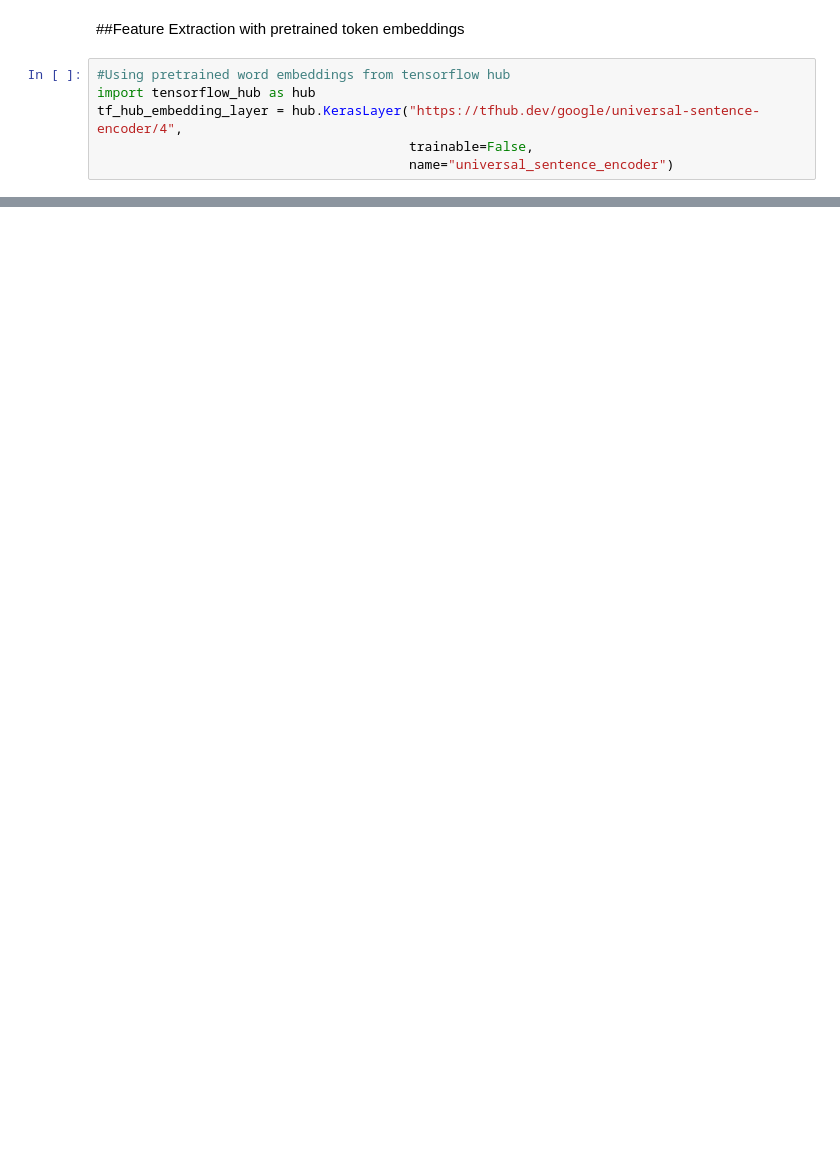
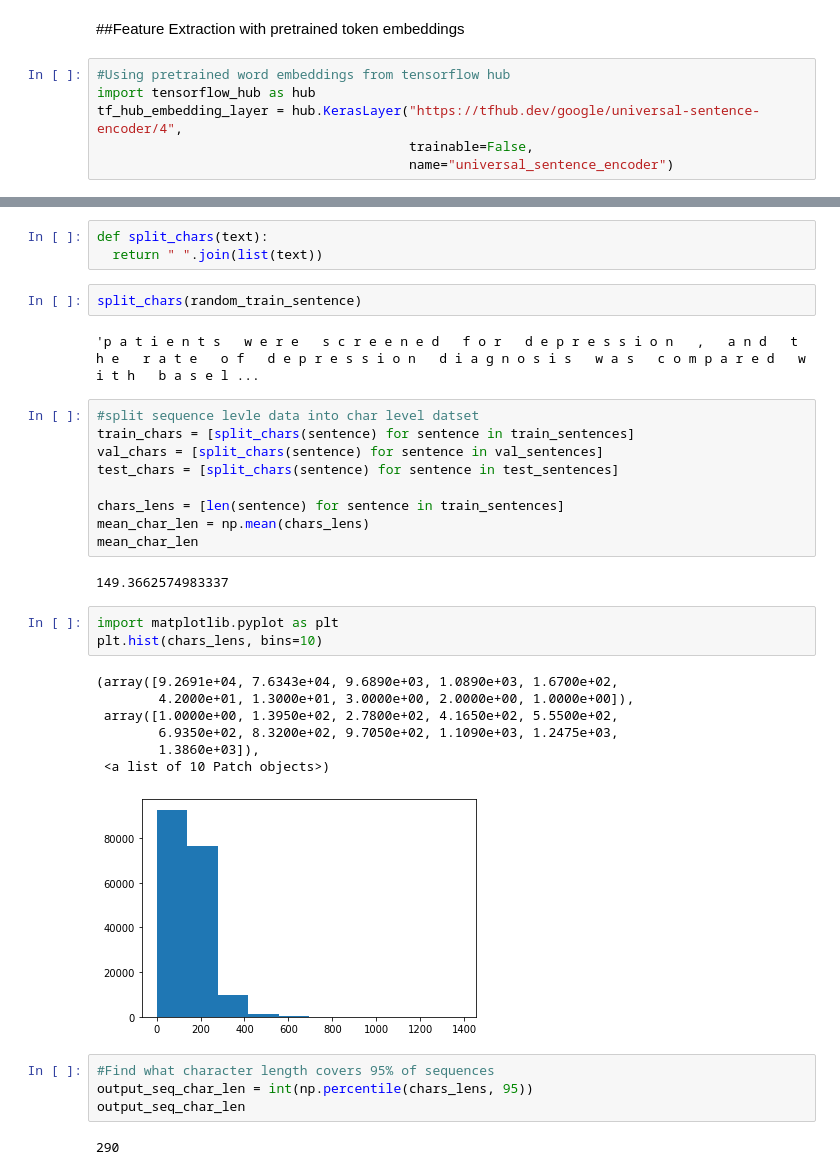
Before and after one commit to JacksonLeb/SkimLit, a Jupyter notebook: 09_skimlit.ipynb, the cells around one changed output, grey strips where cells are left out. Cells and saved outputs as stored; diff of their text form; blank space fills up the shorter version.

Commit message:
Character level embedding and tokenization

```diff
--- a/09_skimlit.ipynb
+++ b/09_skimlit.ipynb
@@ -620,0 +710,35 @@ embedded version: [[-1.69182569e-02 -2.10830383e-02 -2.65385248e-02  3.97371985e
+# %%
+def split_chars(text):
+  return " ".join(list(text))
+# %%
+split_chars(random_train_sentence)
+# %% [output]
+'p a t i e n t s   w e r e   s c r e e n e d   f o r   d e p r e s s i o n   ,   a n d   t h e   r a t e   o f   d e p r e s s i o n   d i a g n o s i s   w a s   c o m p a r e d   w i t h   b a s e l ...
+# %%
+#split sequence levle data into char level datset
+train_chars = [split_chars(sentence) for sentence in train_sentences]
+val_chars = [split_chars(sentence) for sentence in val_sentences]
+test_chars = [split_chars(sentence) for sentence in test_sentences]
+
+chars_lens = [len(sentence) for sentence in train_sentences]
+mean_char_len = np.mean(chars_lens)
+mean_char_len
+# %% [output]
+149.3662574983337
+# %%
+import matplotlib.pyplot as plt
+plt.hist(chars_lens, bins=10)
+# %% [output]
+(array([9.2691e+04, 7.6343e+04, 9.6890e+03, 1.0890e+03, 1.6700e+02,
+        4.2000e+01, 1.3000e+01, 3.0000e+00, 2.0000e+00, 1.0000e+00]),
+ array([1.0000e+00, 1.3950e+02, 2.7800e+02, 4.1650e+02, 5.5500e+02,
+        6.9350e+02, 8.3200e+02, 9.7050e+02, 1.1090e+03, 1.2475e+03,
+        1.3860e+03]),
+ <a list of 10 Patch objects>)
+[figure, added]
+# %%
+#Find what character length covers 95% of sequences
+output_seq_char_len = int(np.percentile(chars_lens, 95))
+output_seq_char_len
+# %% [output]
+290
```
Also changed, not shown: parts of 36 cells of this notebook.
